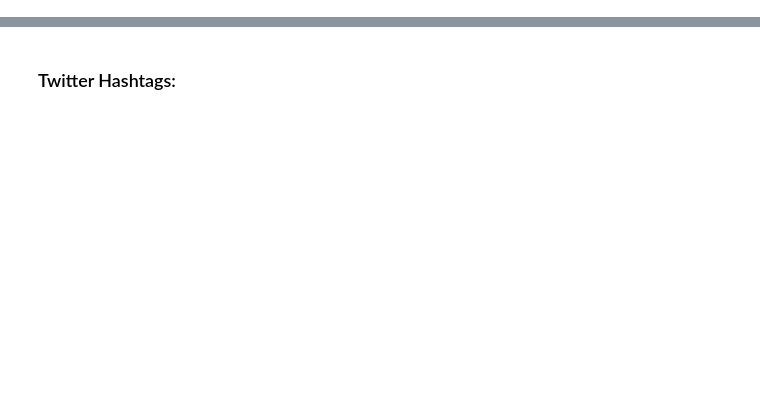
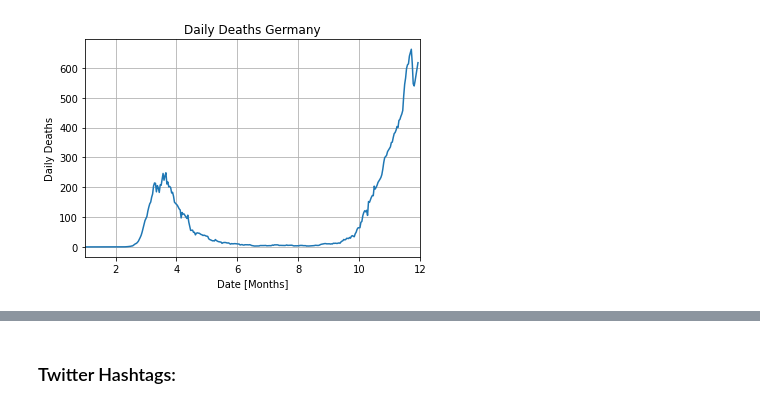
Before and after one commit to huestisk/covid-twitter, a Jupyter notebook: report.ipynb, the cells around one changed output, grey strips where cells are left out. Drawn from its saved outputs; the diff is of its cells as text; code cells hidden in the pictures; blank space fills up the shorter version.

```diff
--- a/report.ipynb
+++ b/report.ipynb
@@ -6,0 +85,5 @@ This analysis could easily be expanded for other countries and their politicians
+# %%
+new_deaths_smoothed = data_ger[['date','new_deaths_smoothed']].values
+makePlot(new_deaths_smoothed, 'Daily Deaths Germany', 'Date [Months]', 'Daily Deaths')
+# %% [output]
+[figure, added]
```
Also changed, not shown: parts of 21 cells of this notebook, 5 other files.
